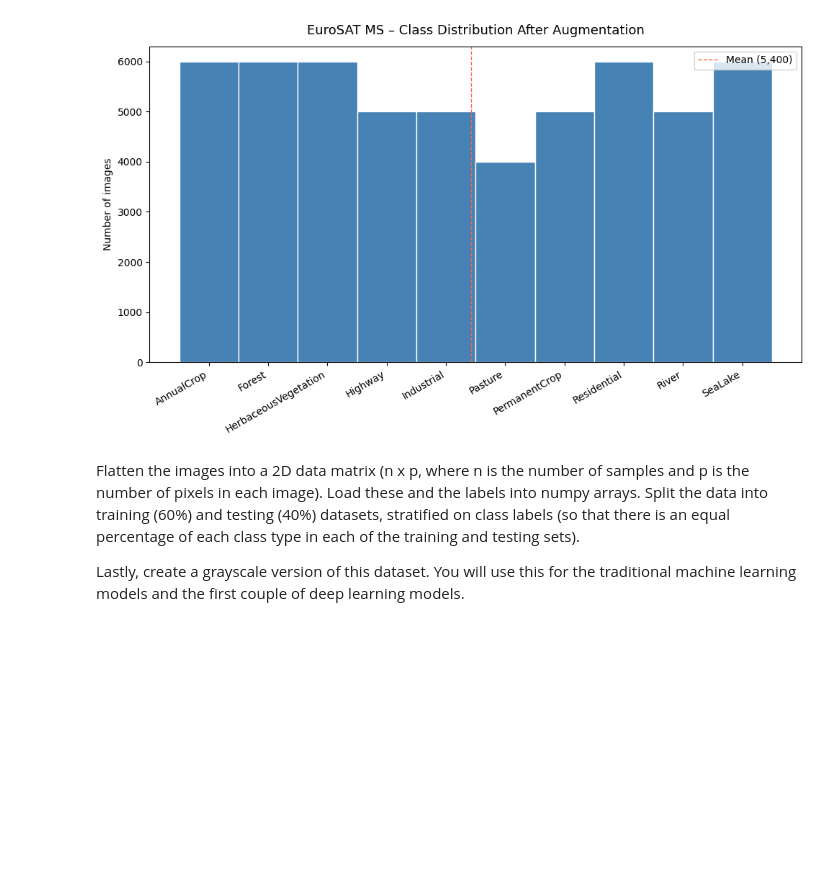
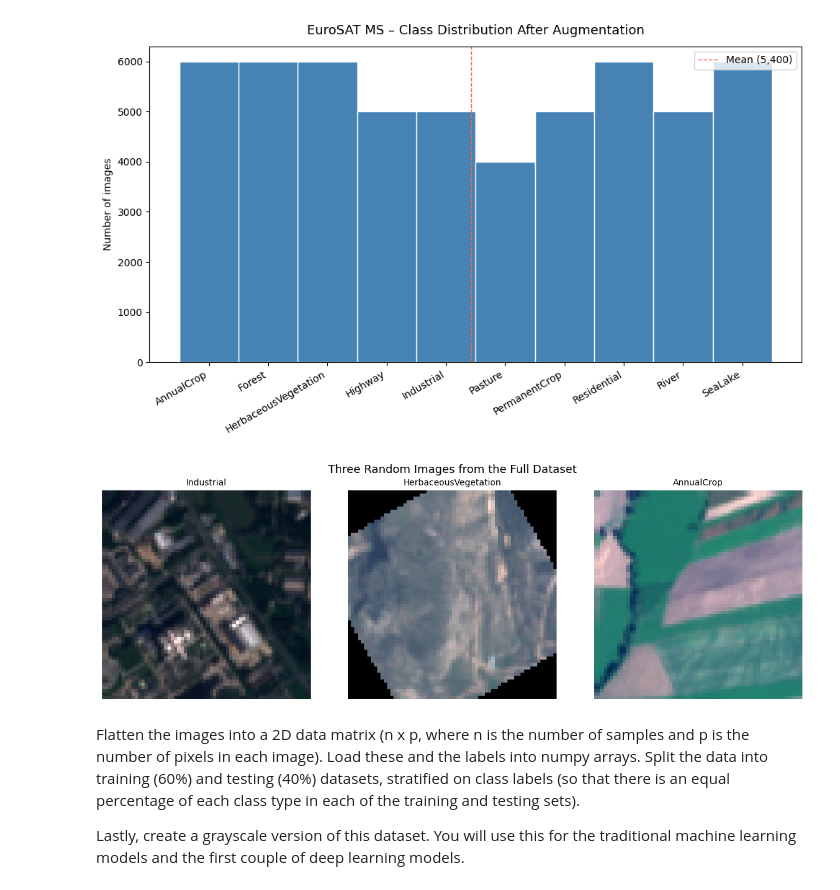
Before and after one commit to helenxu0624/musa-650-spring2026-Projects, a Jupyter notebook: EuroStats/eurosat.ipynb, the cells around one changed output. Cells and saved outputs as stored; diff of their text form; code cells hidden in the pictures; blank space fills up the shorter version.

```diff
--- a/EuroStats/eurosat.ipynb
+++ b/EuroStats/eurosat.ipynb
@@ -219,12 +231,12 @@ def augment_height_shift(img: np.ndarray, shift_px: int = 8) -> np.ndarray:
 # for Size I will only use rotate and zoom, as the shifts cause too much blank space around the edges which is not ideal for a small 64x64 image. I will keep the shift functions in case I want to experiment with them later, but I will comment them out of the AUGMENTATIONS dict for now.
 AUGMENTATIONS = {
     "rotate": augment_rotate,
-    #"zoom": augment_zoom,
+    "zoom": augment_zoom,
     #"width_shift": augment_width_shift,
     #"height_shift": augment_height_shift,
 }
 # %%
-AUG_DIR = Path("eurosat_files/augmented")
+AUG_DIR = Path("data/augmented")
 AUG_DIR.mkdir(parents=True, exist_ok=True)
 
 for cls in classes:
@@ -250,0 +264,13 @@ Augmented samples created: 27,000
+# %%
+AUG_DIR = Path("content/augmented")  # 你的存储路径
+
+aug_samples = []
+
+for cls in classes:
+    cls_dir = AUG_DIR / cls
+
+    # 找到该类别下所有 .npy 文件
+    for npy_path in sorted(cls_dir.glob("*.npy")):
+        aug_samples.append((str(npy_path), class_to_idx[cls]))
+
+print(f"Loaded augmented samples: {len(aug_samples):,}")
@@ -306,6 +335,58 @@ plt.tight_layout()
 plt.show()
 # %% [output]
 [figure]
+# %%
+import random
+
+def load_any_image(path):
+    """
+    Load either:
+    - original .tif image -> return RGB composite from MS bands
+    - augmented .npy image -> load directly
+    Returns image in (H, W, 3), normalized to [0, 1]
+    """
+    path = Path(path)
+
+    if path.suffix == ".npy":
+        img = np.load(path)
+
+        # if saved as (bands, H, W), convert to RGB
+        if img.ndim == 3 and img.shape[0] == 13:
+            rgb = np.stack([img[3], img[2], img[1]], axis=-1)
+        # if already saved as (H, W, 3)
+        elif img.ndim == 3 and img.shape[-1] == 3:
+            rgb = img
+        else:
+            raise ValueError(f"Unexpected .npy shape: {img.shape}")
+
+    else:
+        # original multispectral tif
+        with rasterio.open(path) as src:
+            img = src.read().astype(np.float32)   # (13, H, W)
+        rgb = np.stack([img[3], img[2], img[1]], axis=-1)
+
+    # normalize for display
+    rgb = rgb.astype(np.float32)
+    rgb = (rgb - rgb.min()) / (rgb.max() - rgb.min() + 1e-6)
+    return rgb
+
+
+# plot three random images from the full dataset
+random_samples = random.sample(all_samples, 3)
+
+fig, axes = plt.subplots(1, 3, figsize=(12, 4))
+
+for ax, (img_path, label) in zip(axes, random_samples):
+    rgb = load_any_image(img_path)
+    ax.imshow(rgb)
+    ax.set_title(classes[label], fontsize=10)
+    ax.axis("off")
+
+plt.suptitle("Three Random Images from the Full Dataset", fontsize=13)
+plt.tight_layout()
+plt.show()
+# %% [output]
+[figure, added]
 # %% [markdown]
 Flatten the images into a 2D data matrix (n x p, where n is the number of samples and p is the number of pixels in each image). Load these and the labels into numpy arrays. Split the data into training (60%) and testing (40%) datasets, stratified on class labels (so that there is an equal percentage of each class type in each of the training and testing sets).
 
```
Also changed, not shown: parts of 78 cells of this notebook.
